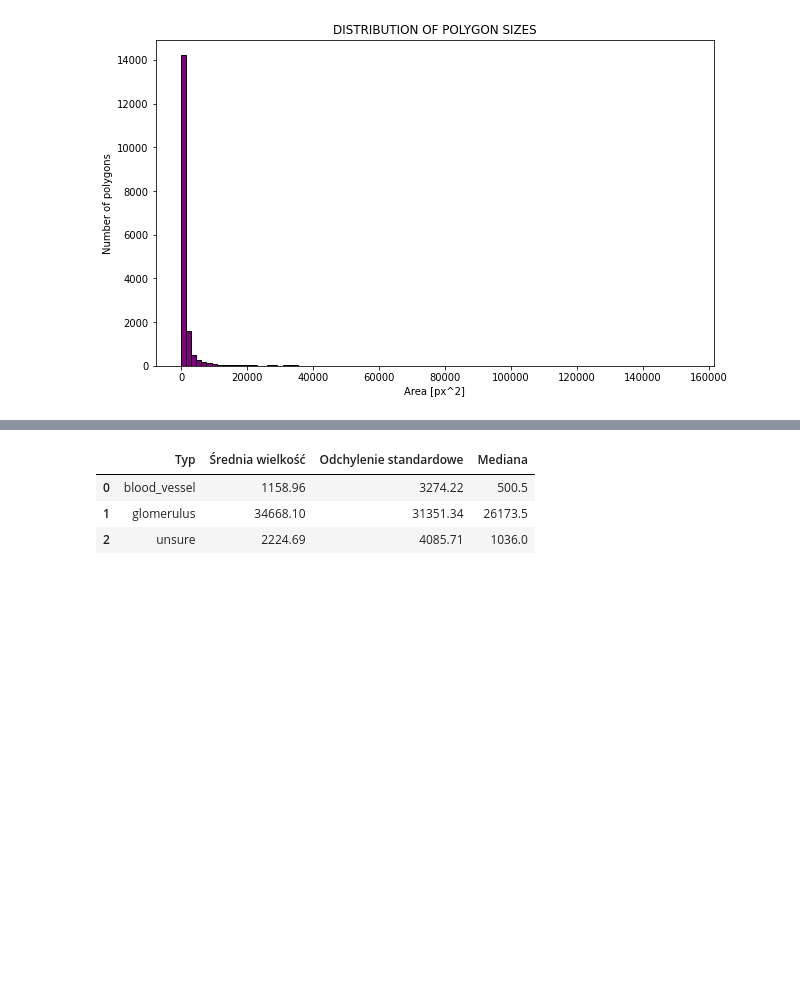
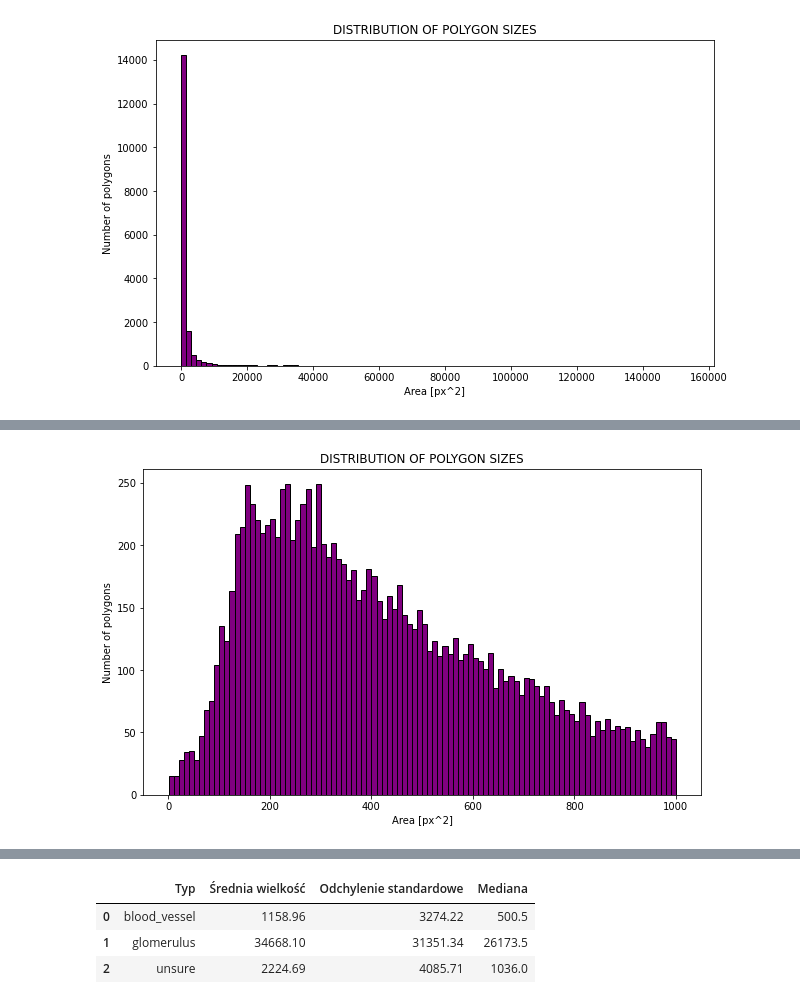
Before and after one commit to DamianBisewski/HumanVasculatureVisualization, a Jupyter notebook: eda.ipynb, the cells around one changed output, grey strips where cells are left out. Drawn from its saved outputs; the diff is of its cells as text; code cells hidden in the pictures; blank space fills up the shorter version.

```diff
--- a/eda.ipynb
+++ b/eda.ipynb
@@ -321,0 +375,10 @@ plt.show()
+# %%
+filtered = [area for area in blood_vessel_areas if area <= 1000]
+plt.figure(figsize=(10, 6))
+plt.hist(filtered, bins=100, color='purple', edgecolor='black')
+plt.title('DISTRIBUTION OF POLYGON SIZES')
+plt.xlabel('Area [px^2]')
+plt.ylabel('Number of polygons')
+plt.show()
+# %% [output]
+[figure, added]
```
Also changed, not shown: parts of 6 cells of this notebook.
